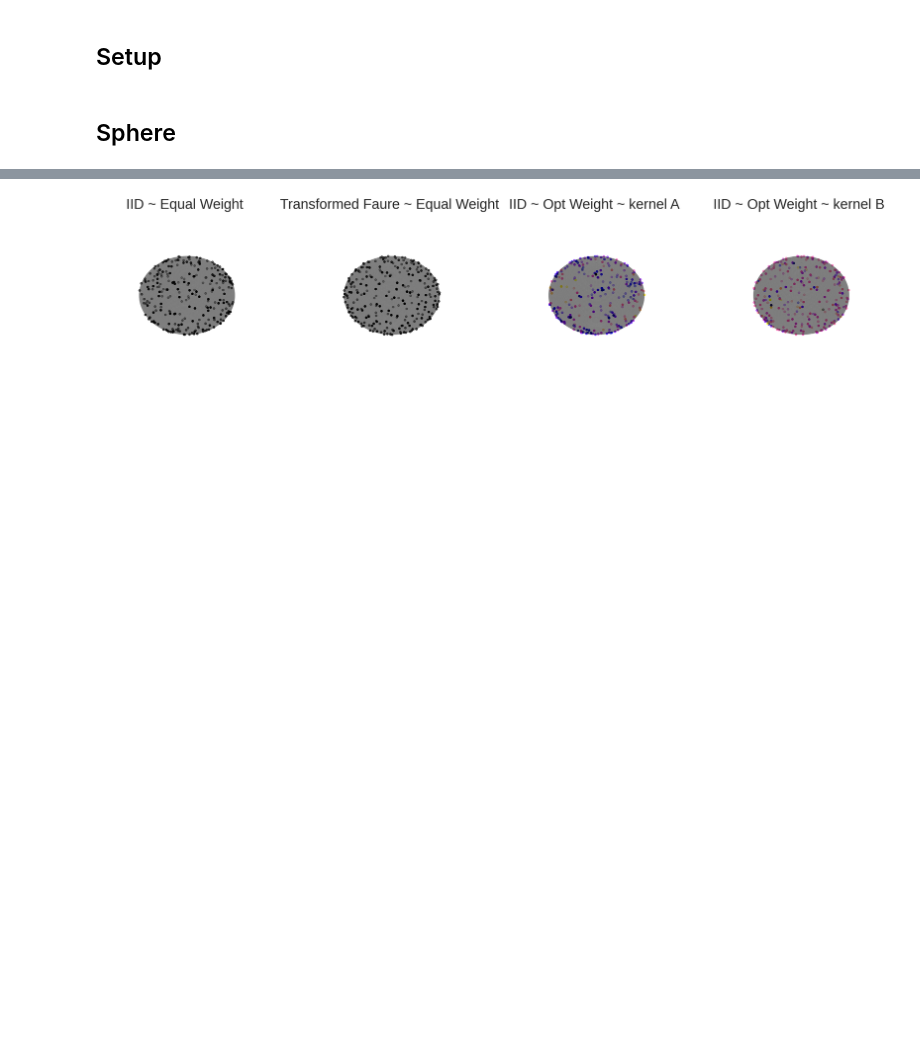
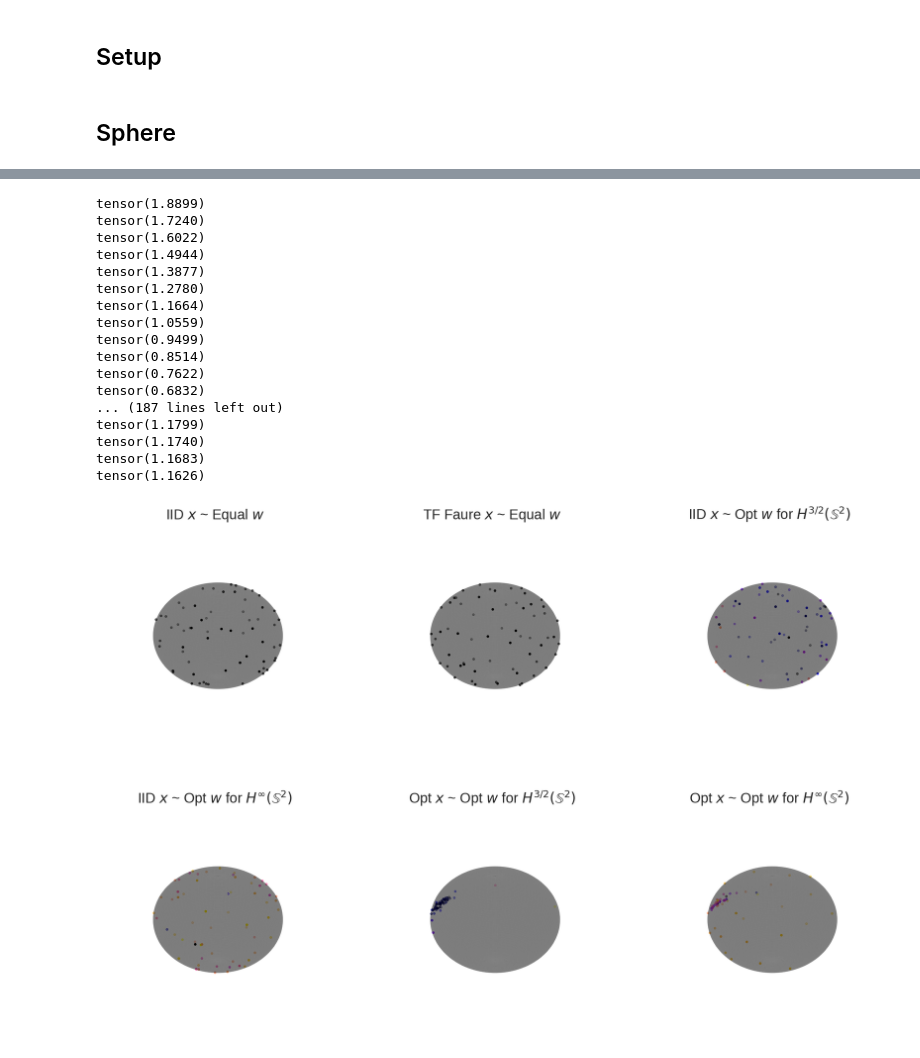
Before and after one commit to alegresor/rmatqmcpy, a Jupyter notebook: examples.ipynb, the cells around one changed output, grey strips where cells are left out. Saved outputs shown, nothing was run; the diff lists cells and outputs as text; code cells hidden in the pictures; blank space fills up the shorter version.

Commit message:
sphere opt running but not working

```diff
--- a/examples.ipynb
+++ b/examples.ipynb
@@ -77,51 +136,80 @@ def opt_weights(x, kernel):
 # %%
 def get_sphere_iid_x_equal_w(n, rng=None):
     if rng is None: rng = torch.Generator()
-    x = unif_to_S2(torch.rand(n,2,generator=rng)) # (n,3)
+    x = unif_to_sphere(torch.rand(n,2,generator=rng)) # (n,3)
     w = torch.ones(n)/n
     return x,w
 def get_sphere_ldtf_x_equal_w(n, rng=None):
     if rng is None: rng = torch.Generator()
-    x = unif_to_S2(torch.from_numpy(qp.DigitalNetB2(2,seed=17,randomize="LMS_DS")(n)))  # (n,3)
-    # x = unif_to_S2(torch.from_numpy(qp.Faure(2,seed=17,randomize="NUS")(n)))  # (n,3)
+    x = unif_to_sphere(torch.from_numpy(qp.DigitalNetB2(2,seed=17,randomize="LMS_DS")(n)))  # (n,3)
+    # x = unif_to_sphere(torch.from_numpy(qp.Faure(2,seed=17,randomize="NUS")(n)))  # (n,3)
     w = torch.ones(n)/n
     return x,w
 def get_sphere_iid_x_opt_w_A(n, rng=None):
     if rng is None: rng = torch.Generator()
-    x = unif_to_S2(torch.rand(n,2,generator=rng)) # (n,3)
-    w = opt_weights(x,KernelSphereA())
+    x = unif_to_sphere(torch.rand(n,2,generator=rng)) # (n,3)
+    w = opt_weights(x,kernel_sphere_a)
     return x,w
 def get_sphere_iid_x_opt_w_B(n, rng=None):
     if rng is None: rng = torch.Generator()
-    x = unif_to_S2(torch.rand(n,2,generator=rng)) # (n,3)
-    w = opt_weights(x,KernelSphereB())
+    x = unif_to_sphere(torch.rand(n,2,generator=rng)) # (n,3)
+    w = opt_weights(x,kernel_sphere_b)
     return x,w
+def get_sphere_opt_x_opt_w_A(n, rng):
+    if rng is None: rng = torch.Generator()
+    x,w = opt_points_weights(n,kernel_sphere_a,rng=rng)
+    return x,w
+def get_sphere_opt_x_opt_w_B(n, rng):
+    if rng is None: rng = torch.Generator()
+    x,w = opt_points_weights(n,kernel_sphere_b,rng=rng)
+    return x,w
 # %%
 def get_spheres_fig_ax(nrows=1,ncols=1,showaxis=False,figwidth=PW,alpha=.3):
     fig,ax = pyplot.subplots(nrows=nrows,ncols=ncols,figsize=(figwidth,figwidth/ncols*nrows),subplot_kw={"projection":"3d"})
     ax = np.atleast_1d(ax).reshape((nrows,ncols))
     phimesh,thetamesh = torch.meshgrid(torch.linspace(0,np.pi,100),torch.linspace(0,2*np.pi,100),indexing="ij")
     xmesh = torch.sin(phimesh)*torch.cos(thetamesh)
     ymesh = torch.sin(phimesh)*torch.sin(thetamesh)
     zmesh = torch.cos(phimesh)
     for i in range(nrows):
         for j in range(ncols):
             ax[i,j].plot_surface(xmesh,ymesh,zmesh,rstride=1,cstride=1,color='k',alpha=alpha,linewidth=0)
             if not showaxis:
                 ax[i,j].axis("off")
     return fig,ax
 rng = torch.Generator().manual_seed(17)
-n = 2**8
+n = 2**6
 data = {
-    "IID ~ Equal Weight": get_sphere_iid_x_equal_w(n,rng),
-    "Transformed Faure ~ Equal Weight": get_sphere_ldtf_x_equal_w(n,rng),
-    "IID ~ Opt Weight ~ kernel A": get_sphere_iid_x_opt_w_A(n,rng),
-    "IID ~ Opt Weight ~ kernel B": get_sphere_iid_x_opt_w_B(n,rng),
+    r"IID $x$ ~ Equal $w$": get_sphere_iid_x_equal_w(n,rng),
+    r"TF Faure $x$ ~ Equal $w$": get_sphere_ldtf_x_equal_w(n,rng),
+    r"IID $x$ ~ Opt $w$ for $H^{3/2}(\mathbb{S}^2)$": get_sphere_iid_x_opt_w_A(n,rng),
+    r"IID $x$ ~ Opt $w$ for $H^\infty(\mathbb{S}^2)$": get_sphere_iid_x_opt_w_B(n,rng),
+    r"Opt $x$ ~ Opt $w$ for $H^{3/2}(\mathbb{S}^2)$": get_sphere_opt_x_opt_w_A(n,rng),
+    r"Opt $x$ ~ Opt $w$ for $H^\infty(\mathbb{S}^2)$": get_sphere_opt_x_opt_w_B(n,rng),
 }
-fig,ax = get_spheres_fig_ax(ncols=len(data))
+nrows,ncols = 2,3
+fig,ax = get_spheres_fig_ax(nrows=nrows,ncols=ncols)
 for j,(key,(x,w)) in enumerate(data.items()):
+    j1,j2 = j//ncols,j%ncols
     assert torch.allclose(torch.linalg.norm(x,dim=-1),torch.ones(1))
-    ax[0,j].scatter(x[:,0],x[:,1],x[:,2],cmap="gnuplot2",c=w)
-    ax[0,j].set_title(key)
+    ax[j1,j2].scatter(x[:,0],x[:,1],x[:,2],cmap="gnuplot2",c=w)
+    ax[j1,j2].set_title(key)
 # %% [output]
+tensor(1.8899)
+tensor(1.7240)
+tensor(1.6022)
+tensor(1.4944)
+tensor(1.3877)
+tensor(1.2780)
+tensor(1.1664)
+tensor(1.0559)
+tensor(0.9499)
+tensor(0.8514)
+tensor(0.7622)
+tensor(0.6832)
+... (187 lines left out)
+tensor(1.1799)
+tensor(1.1740)
+tensor(1.1683)
+tensor(1.1626)
-[figure, old version]
+[figure, new version]
```
Also changed, not shown: parts of 2 cells of this notebook.
